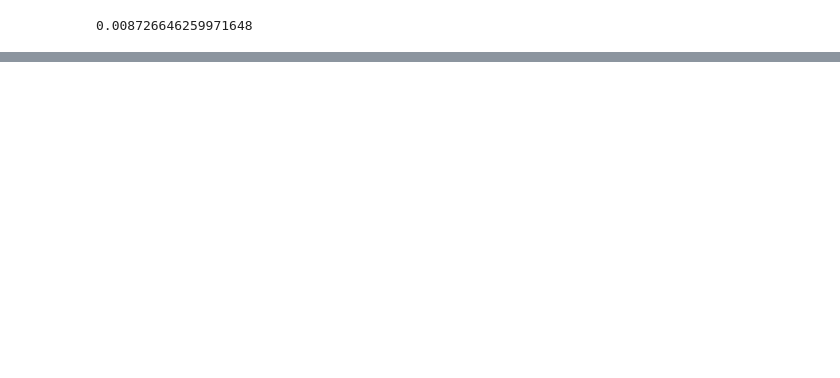
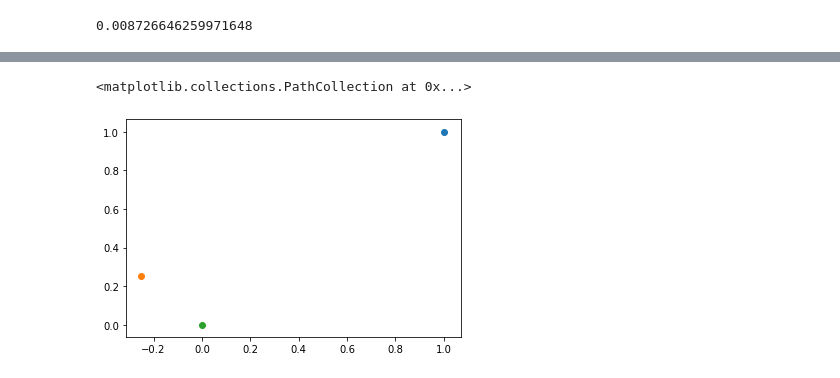
Before and after one commit to choice17/fast_trigonometry, a Jupyter notebook: trigonometry.ipynb, the cells around one changed output, grey strips where cells are left out. Cells and saved outputs as stored; diff of their text form; code cells hidden in the pictures; blank space fills up the shorter version.

```diff
--- a/trigonometry.ipynb
+++ b/trigonometry.ipynb
@@ -752,0 +985,7 @@ np.pi/360
+# %%
+plt.scatter([1],[1])
+plt.scatter([-0.25],[0.25])
+plt.scatter([0],[0])
+# %% [output]
+<matplotlib.collections.PathCollection at 0x...>
+[figure, added]
```
Also changed, not shown: parts of 29 cells of this notebook, 2 other files.
